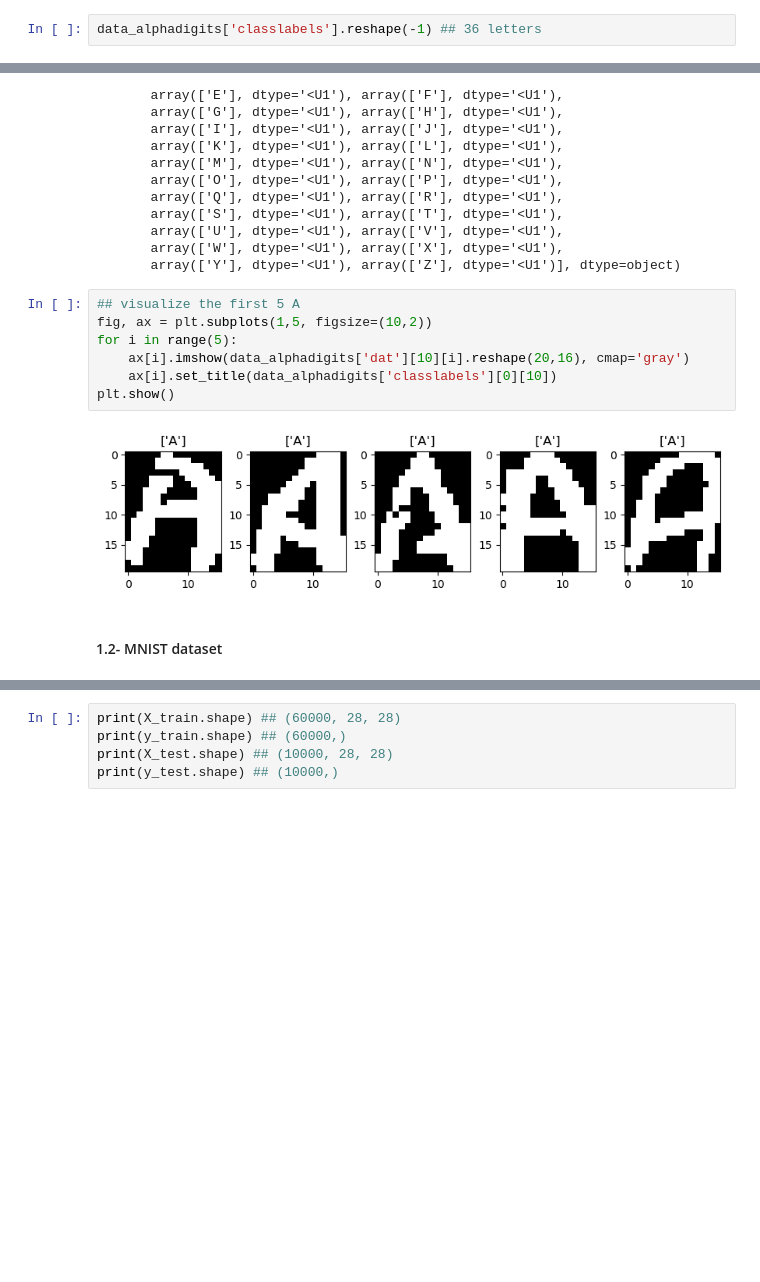
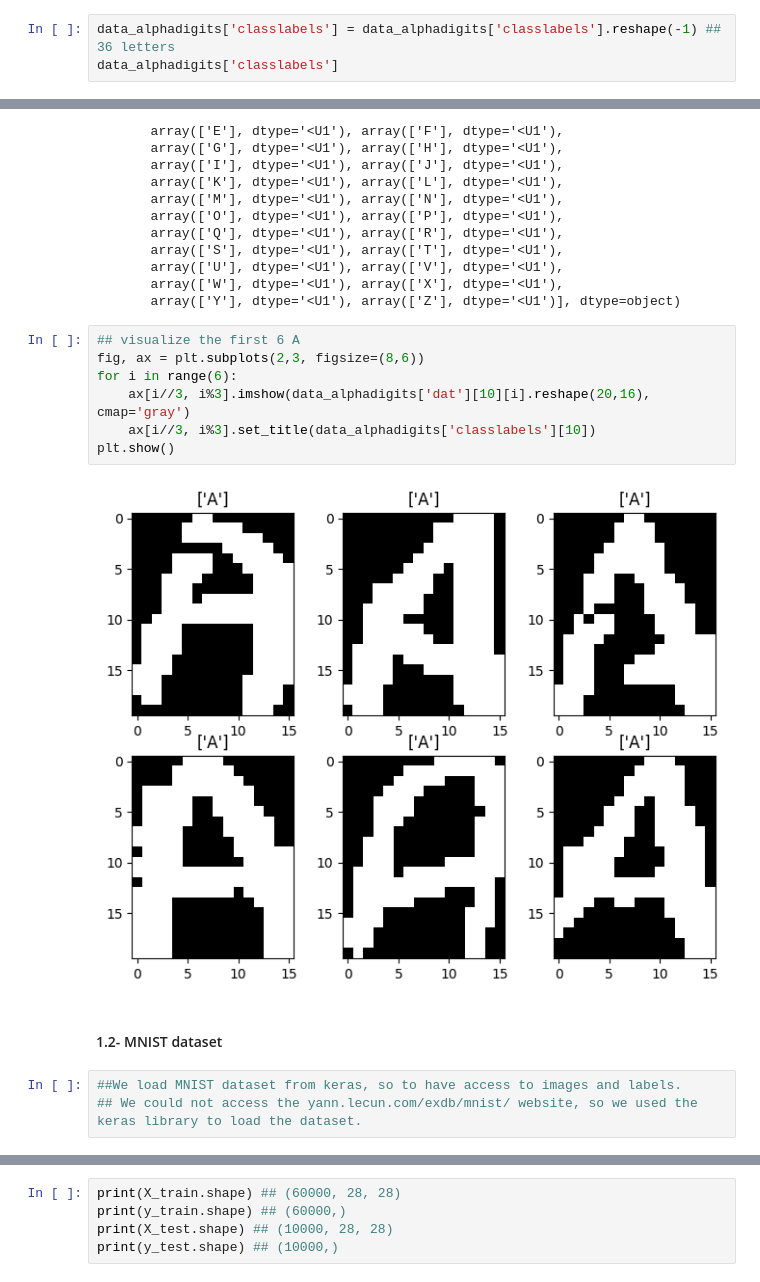
Before and after one commit to SebX-7879/Image_generation_DL2, a Jupyter notebook: projet_DL2_Seb.ipynb, the cells around one changed output, grey strips where cells are left out. Saved outputs shown, nothing was run; the diff lists cells and outputs as text; blank space fills up the shorter version.

```diff
--- a/projet_DL2_Seb.ipynb
+++ b/projet_DL2_Seb.ipynb
@@ -21,7 +30,8 @@ print(data_alphadigits['dat'][0][0].shape) ## shape (20,16), the first A
 (36, 39)
 (20, 16)
 # %%
-data_alphadigits['classlabels'].reshape(-1) ## 36 letters
+data_alphadigits['classlabels'] = data_alphadigits['classlabels'].reshape(-1) ## 36 letters
+data_alphadigits['classlabels']
 # %% [output]
 array([array(['0'], dtype='<U1'), array(['1'], dtype='<U1'),
        array(['2'], dtype='<U1'), array(['3'], dtype='<U1'),
@@ -42,16 +52,19 @@ array([array(['0'], dtype='<U1'), array(['1'], dtype='<U1'),
        array(['W'], dtype='<U1'), array(['X'], dtype='<U1'),
        array(['Y'], dtype='<U1'), array(['Z'], dtype='<U1')], dtype=object)
 # %%
-## visualize the first 5 A
-fig, ax = plt.subplots(1,5, figsize=(10,2))
-for i in range(5):
-    ax[i].imshow(data_alphadigits['dat'][10][i].reshape(20,16), cmap='gray')
-    ax[i].set_title(data_alphadigits['classlabels'][0][10])
+## visualize the first 6 A
+fig, ax = plt.subplots(2,3, figsize=(8,6))
+for i in range(6):
+    ax[i//3, i%3].imshow(data_alphadigits['dat'][10][i].reshape(20,16), cmap='gray')
+    ax[i//3, i%3].set_title(data_alphadigits['classlabels'][10])
 plt.show()
 # %% [output]
-[figure, old version]
+[figure, new version]
 # %% [markdown]
 #### 1.2- MNIST dataset
+# %%
+##We load MNIST dataset from keras, so to have access to images and labels.
+## We could not access the yann.lecun.com/exdb/mnist/ website, so we used the keras library to load the dataset.
 # %%
 ## Uncomment below to load the mnist dataset from keras
 # ! pip install keras
```
Also changed, not shown: parts of 27 cells of this notebook, 1 other file.
